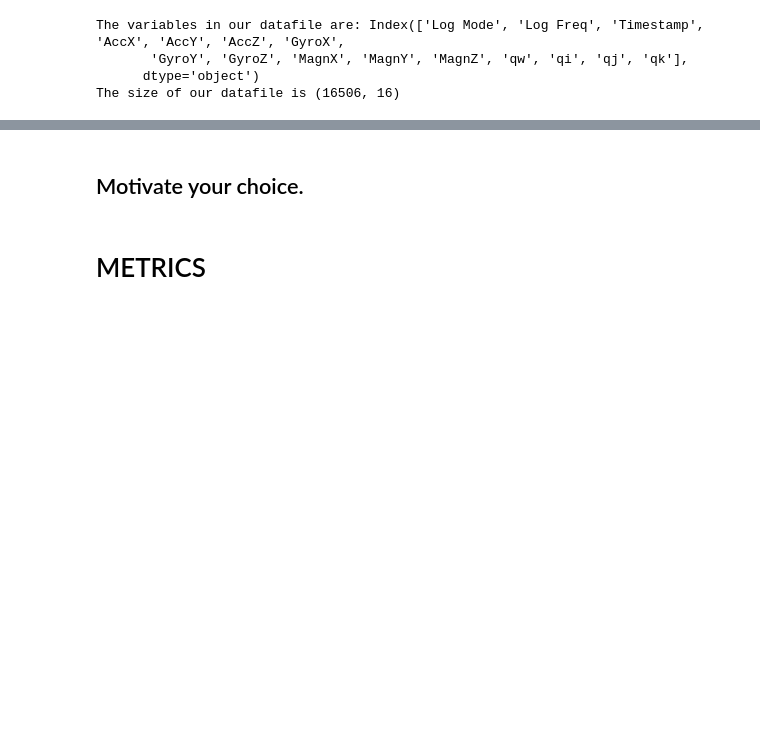
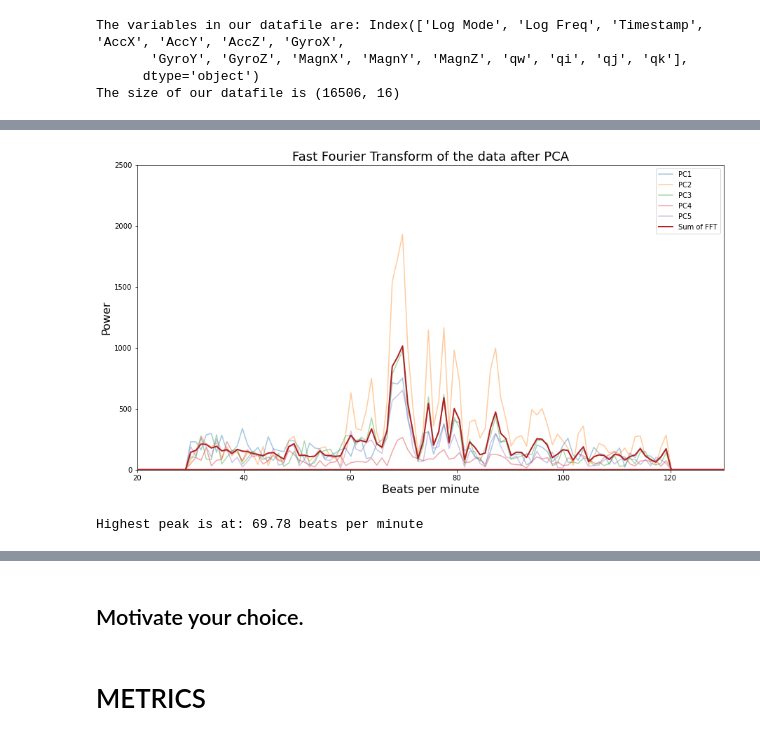
Before and after one commit to AleCapoPhys/HeartRateEstimation, a Jupyter notebook: Project_Clean_data.ipynb, the cells around one changed output, grey strips where cells are left out. Saved outputs shown, nothing was run; the diff lists cells and outputs as text; code cells hidden in the pictures; blank space fills up the shorter version.

```diff
--- a/Project_Clean_data.ipynb
+++ b/Project_Clean_data.ipynb
@@ -632,0 +212,7 @@ for i in FFTs:
+# %%
+# Cut the misleading rows by trimming the data based on time
+df_timecut = df.loc[(df['Time'] >= lowlimit) & (df['Time'] <= highlimit)] #limit analysis to the specified time frame
+
+# Select the columns we need for the PCA, drop the unimportant ones
+df_time_frame = df_timecut.drop(['Log Mode', 'Log Freq', 'Timestamp', 'Time'], axis=1)
+display(df_time_frame)
@@ -632,0 +380,43 @@ for i in FFTs:
+# %%
+sample_freq = 200
+
+# FFT
+FFTs = {} # create a dictionary to store the FFT of each PC
+for i in dataset_rotated:
+    FFTs[i] = np.abs(np.fft.fft(dataset_rotated[i]))
+
+freq_FFT = np.fft.fftfreq(d = 1/sample_freq, n = len(dataset_rotated['PC1']))
+
+# Set frequency limits
+min_f = 30/60  #minimum for athletes is 30 beats per minute
+max_f = 120/60 #maximum (sustainable) is around 120 beats per minimum
+for i in FFTs:
+    FFTs[i][freq_FFT <= min_f] = 0
+    FFTs[i][freq_FFT >= max_f] = 0
+
+# As each PC gives the frequencies of the heartbeat, we can sum all of them (weighted) to get a better idea of the
+# heart rate of the subject
+total_FFT = np.zeros(len(FFTs['PC1']))
+for i in FFTs:
+    total_FFT += FFTs[i]*weights[i]/info_PC
+
+# Plot the frequencies
+frequencies_fig = plt.figure(figsize=(15, 8))
+for i in FFTs:
+    plt.plot(freq_FFT*60, FFTs[i], label=i, alpha = 0.4)
+plt.plot(freq_FFT*60, total_FFT, label='Sum of FFT', color = 'firebrick', linewidth = 2)
+plt.xlim([min_f*60-10, max_f*60+10])
+plt.ylim([0, 2500])
+plt.xlabel('Beats per minute', fontsize = 16)
+plt.ylabel('Power', fontsize = 16)
+plt.title('Fast Fourier Transform of the data after PCA', fontsize = 18)
+plt.legend()
+plt.show()
+
+# Find the value of the highest peak
+idx_max = np.argmax(total_FFT)
+peak_freq = freq_FFT[idx_max]*60
+print("Highest peak is at:", np.round(peak_freq,2), "beats per minute")
+# %% [output]
+[figure, added]
+Highest peak is at: 69.78 beats per minute
```
Also changed, not shown: parts of 109 cells of this notebook.
